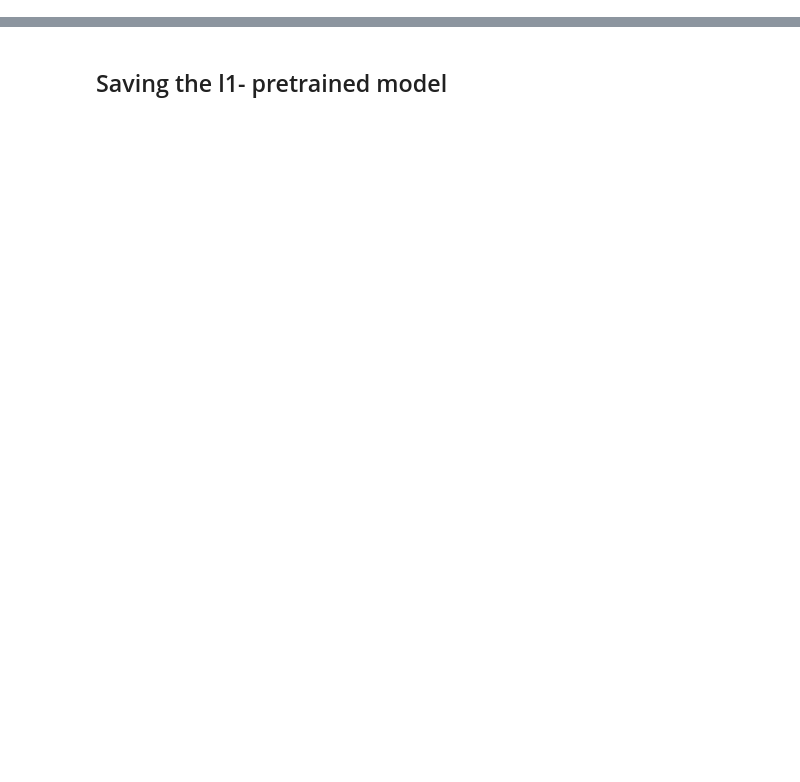
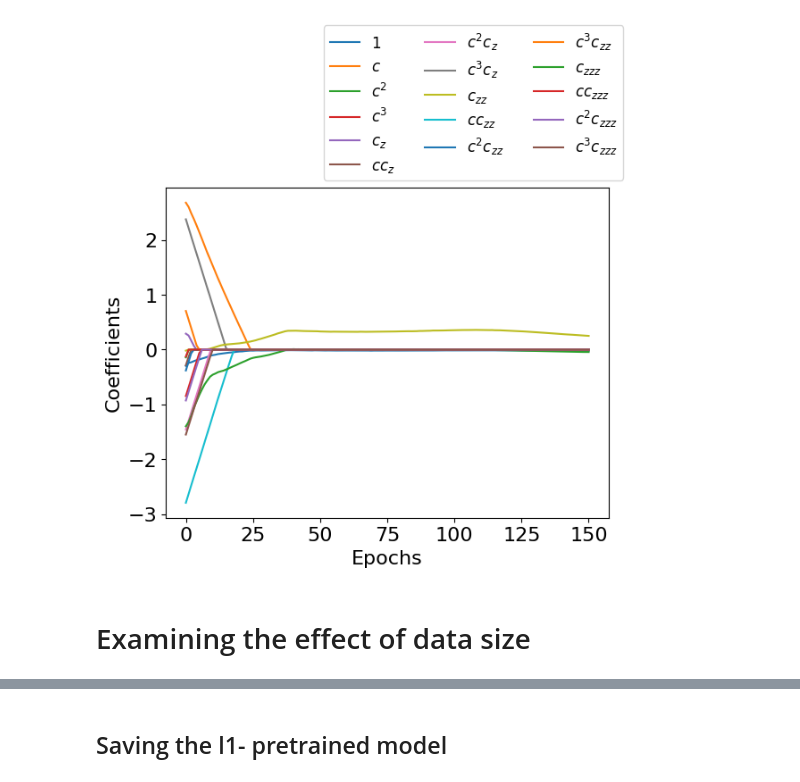
Before and after one commit to Wongel-Yilma/PINN-SR, a Jupyter notebook: PINN_SR.ipynb, the cells around one changed output, grey strips where cells are left out. Drawn from its saved outputs; the diff is of its cells as text; code cells hidden in the pictures; blank space fills up the shorter version.

```diff
--- a/PINN_SR.ipynb
+++ b/PINN_SR.ipynb
@@ -384,0 +448,3 @@ T.max()
+# %%
+pinn_sr.fit(np.hstack((X,T)), c,lr = 0.001, epochs=50,regularizer = 'l1',gamma_1 =1e-5 , alpha_multiplier = 1e-5,gamma_0= 1e-1 )
+pinn_sr.fit(np.hstack((X,T)), c,lr = 0.001, epochs=150,regularizer = 'l0',gamma_1 =1e-5 , alpha_multiplier = 1e-3,gamma_0= 1e-1 )
@@ -384,0 +471,4 @@ T.max()
+# %%
+betas=  [1e-4, 1e-3, 1e-2, 1e-1, 1]
+for beta in range(len(betas)):
+    pinn_sr.fit(np.hstack((X,T)), c,lr = 0.001, epochs=150,regularizer = 'l0',gamma_1 =1e-5 , alpha_multiplier = 1e-3,gamma_0= 1e-1 )
@@ -384,0 +481,9 @@ T.max()
+# %%
+
+for tol in [0.01, 0.1, 1 ]:
+    print("***************************************************************************")
+    print(f"************************   Tolerance =   {tol}     *************************")
+    print("***************************************************************************")
+    pinn_sr = PINN_SR( batch_size=64, num_terms=16, history=True)
+    for i in range(1):
+        pinn_sr.fit(np.hstack((X,T)), c,lr = 0.001, epochs=100,regularizer = 'l0',gamma_1 =1e-5 , alpha_multiplier = 1e-3,gamma_0= 0.1, tol = tol )
@@ -384,0 +510,3 @@ T.max()
+# %%
+for _ in range(1):
+    pinn_sr.fit(np.hstack((X,T)), c,lr = 0.001, epochs=150,regularizer = 'l0',gamma_1 =1e-5 , alpha_multiplier = 1e-3,gamma_0= 1e-1, tol =2 )
@@ -384,0 +531,6 @@ T.max()
+# %%
+pinn_sr.plot_coefficient_history()
+# %% [output]
+[figure, added]
+# %% [markdown]
+# Examining the effect of data size
```
Also changed, not shown: parts of 20 cells of this notebook.
